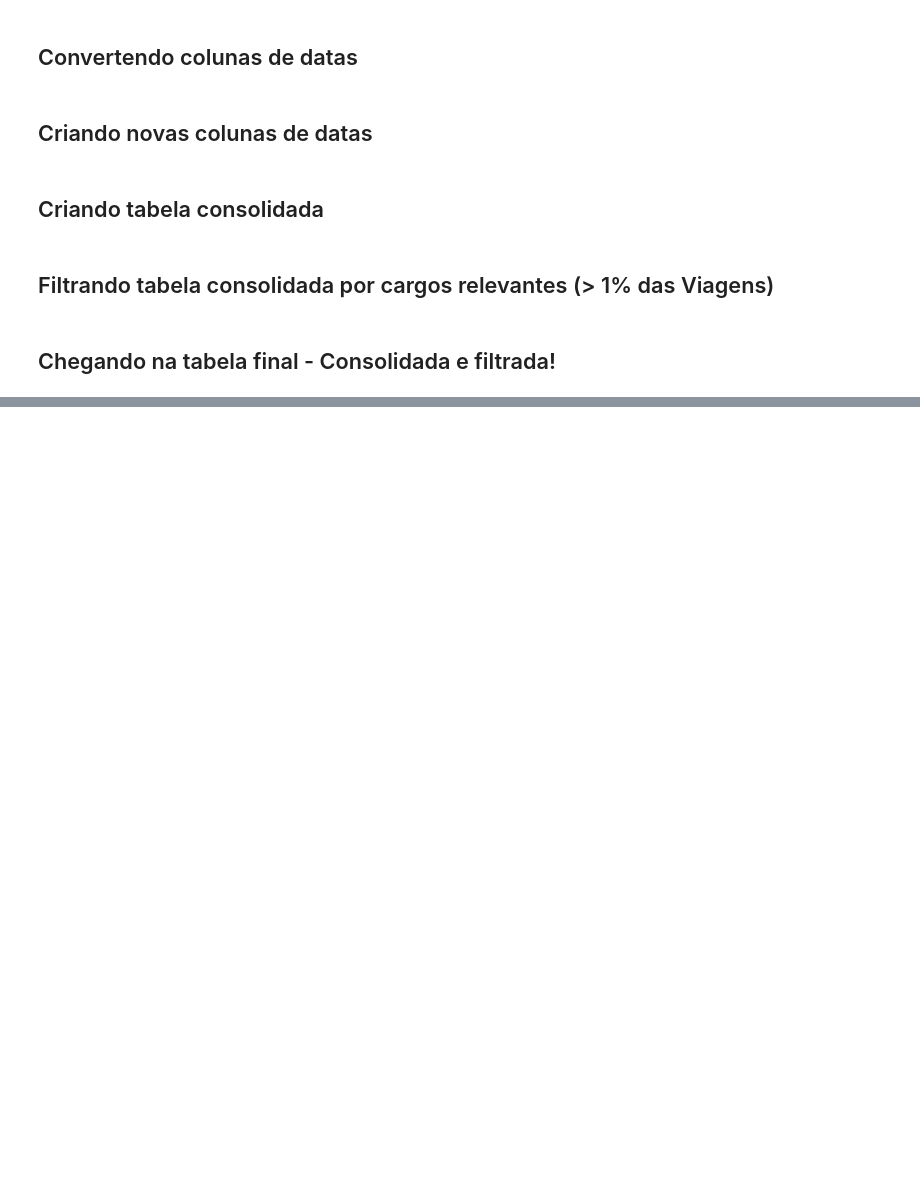
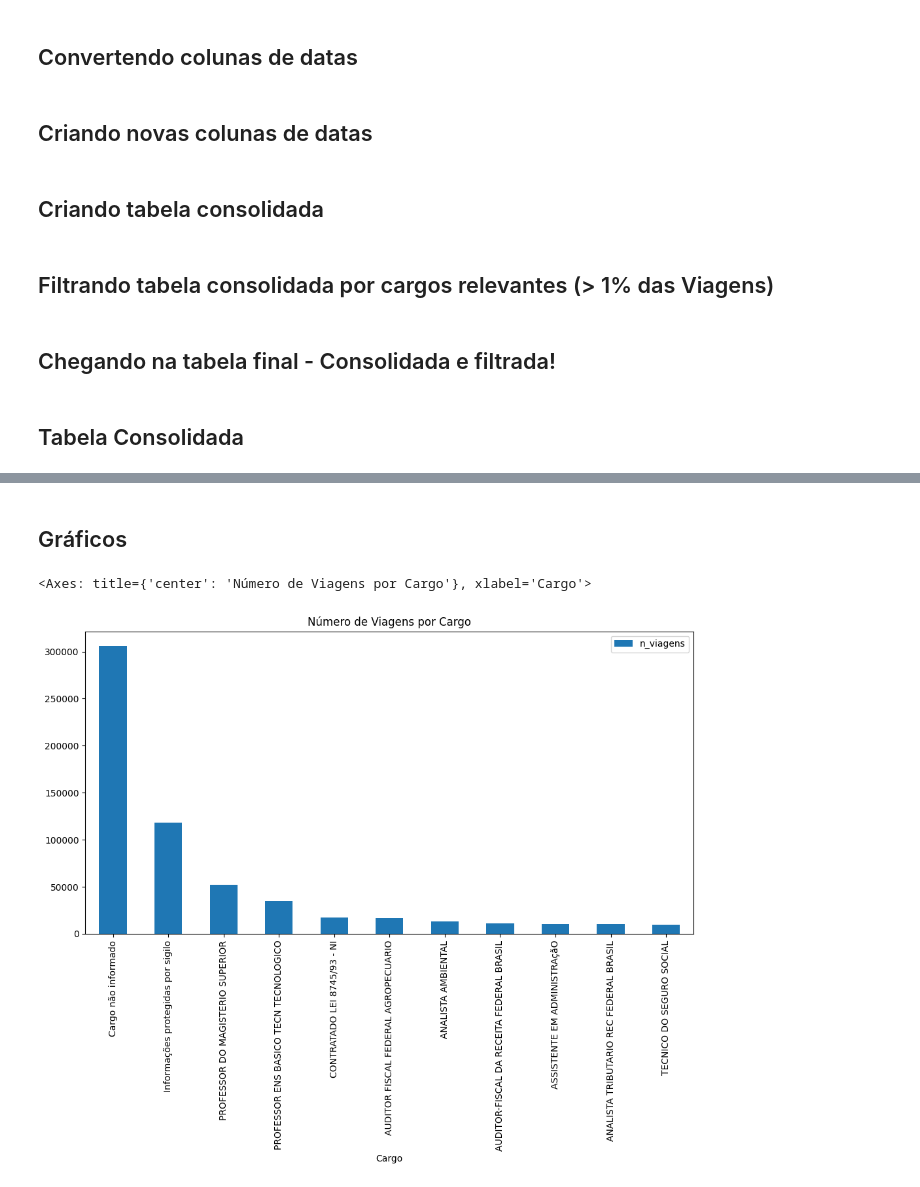
Before and after one commit to Luis-Filipe-Santos/analise-transparencia, a Jupyter notebook: analise.ipynb, the cells around one changed output, grey strips where cells are left out. Cells and saved outputs as stored; diff of their text form; code cells hidden in the pictures; blank space fills up the shorter version.

Commit message:
Inicio dos gráficos

```diff
--- a/analise.ipynb
+++ b/analise.ipynb
@@ -56,6 +57,8 @@ filtro = df_viagens_consolidada['Cargo'].isin(cargos_relevantes)
 ## Chegando na tabela final - Consolidada e filtrada!
 # %%
 df_final = df_viagens_consolidada[filtro].sort_values(by='n_viagens', ascending=False)
+# %% [markdown]
+## Tabela Consolidada
 # %%
 df_final
 # %% [output]
@@ -71,3 +74,10 @@ df_final
 | 199 | ASSISTENTE EM ADMINISTRAçãO | 1518.00 | 2.31 | 15948157.02 | Brasília/DF | 10506 |
 | 133 | ANALISTA TRIBUTARIO REC FEDERAL B... | 2053.62 | 3.42 | 20595751.66 | Brasília/DF | 10029 |
 | 717 | TECNICO DO SEGURO SOCIAL | 4723.55 | 11.07 | 45034315.81 | Brasília/DF | 9534 |
+# %% [markdown]
+## Gráficos
+# %%
+df_final.plot(x="Cargo", y="n_viagens", kind="bar", figsize=(12, 6), title="Número de Viagens por Cargo")
+# %% [output]
+<Axes: title={'center': 'Número de Viagens por Cargo'}, xlabel='Cargo'>
+[figure, added]
```
Also changed, not shown: parts of 2 cells of this notebook.
